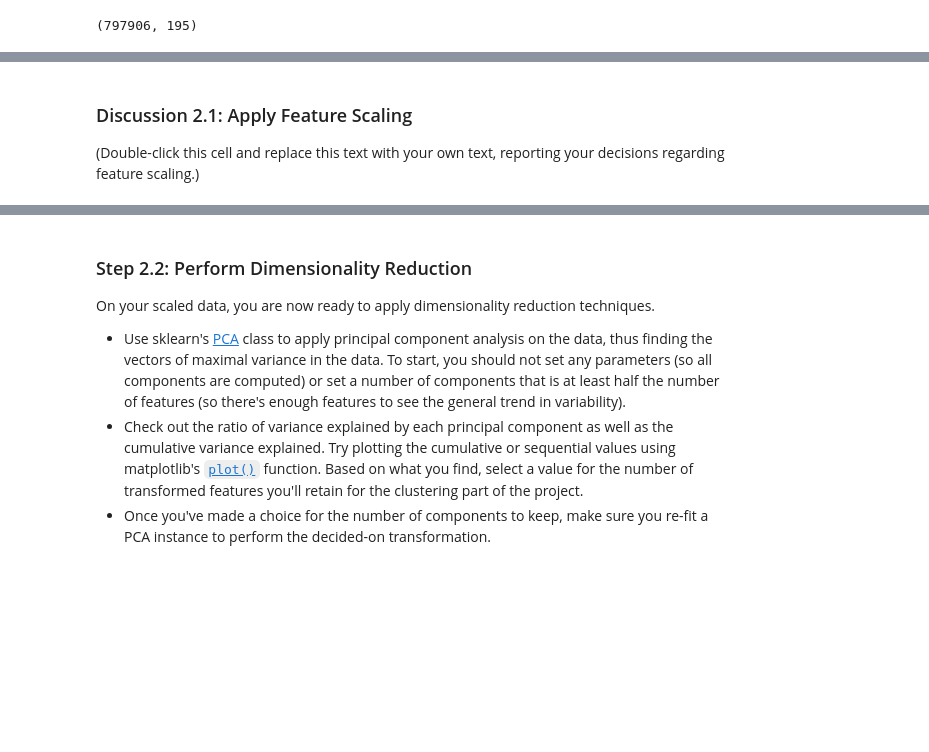
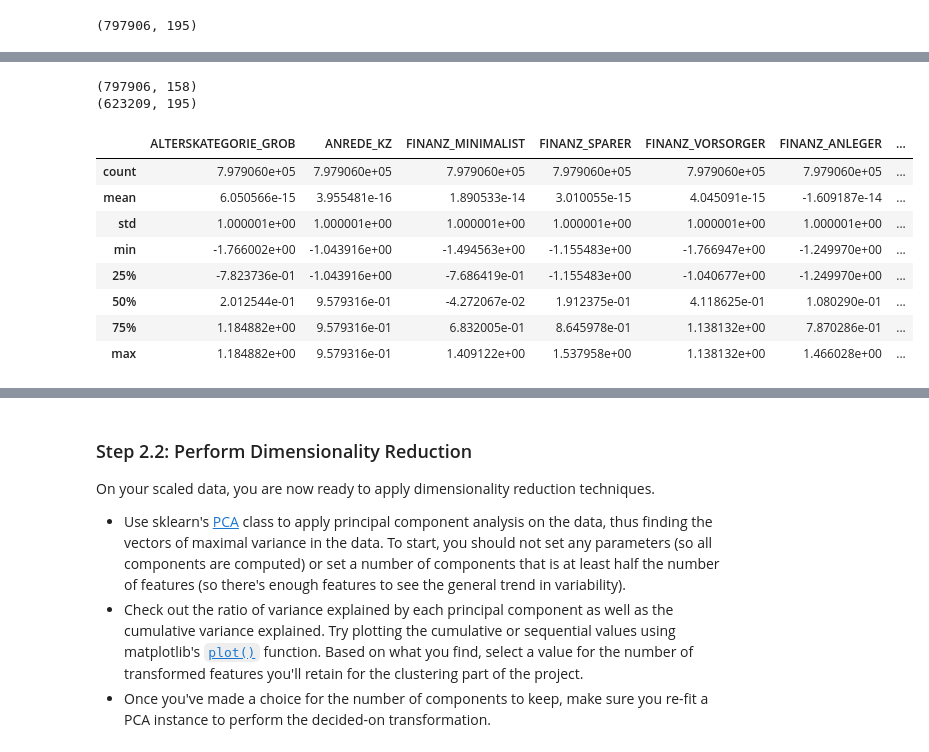
Before and after one commit to kudojp/IdentifyCustomerSegments, a Jupyter notebook: Identify_Customer_Segments.ipynb, the cells around one changed output, grey strips where cells are left out. Cells and saved outputs as stored; diff of their text form; code cells hidden in the pictures; blank space fills up the shorter version.

```diff
--- a/Identify_Customer_Segments.ipynb
+++ b/Identify_Customer_Segments.ipynb
@@ -813,0 +787,6 @@ az.sum()
+# %%
+print(az.dropna(axis="columns").shape)
+print(az.dropna(axis="rows").shape)
+# %% [output]
+(797906, 158)
+(623209, 195)
@@ -816,4 +801,12 @@ az.sum()
-# %% [markdown]
-### Discussion 2.1: Apply Feature Scaling
-
-(Double-click this cell and replace this text with your own text, reporting your decisions regarding feature scaling.)
+# %%
+az3.describe()
+# %% [output]
+|  | ALTERSKATEGORIE_GROB | ANREDE_KZ | FINANZ_MINIMALIST | FINANZ_SPARER | FINANZ_VORSORGER | FINANZ_ANLEGER | ... |
+| count | 7.979060e+05 | 7.979060e+05 | 7.979060e+05 | 7.979060e+05 | 7.979060e+05 | 7.979060e+05 | ... |
+| mean | 6.050566e-15 | 3.955481e-16 | 1.890533e-14 | 3.010055e-15 | 4.045091e-15 | -1.609187e-14 | ... |
+| std | 1.000001e+00 | 1.000001e+00 | 1.000001e+00 | 1.000001e+00 | 1.000001e+00 | 1.000001e+00 | ... |
+| min | -1.766002e+00 | -1.043916e+00 | -1.494563e+00 | -1.155483e+00 | -1.766947e+00 | -1.249970e+00 | ... |
+| 25% | -7.823736e-01 | -1.043916e+00 | -7.686419e-01 | -1.155483e+00 | -1.040677e+00 | -1.249970e+00 | ... |
+| 50% | 2.012544e-01 | 9.579316e-01 | -4.272067e-02 | 1.912375e-01 | 4.118625e-01 | 1.080290e-01 | ... |
+| 75% | 1.184882e+00 | 9.579316e-01 | 6.832005e-01 | 8.645978e-01 | 1.138132e+00 | 7.870286e-01 | ... |
+| max | 1.184882e+00 | 9.579316e-01 | 1.409122e+00 | 1.537958e+00 | 1.138132e+00 | 1.466028e+00 | ... |
```
Also changed, not shown: parts of 21 cells of this notebook.
